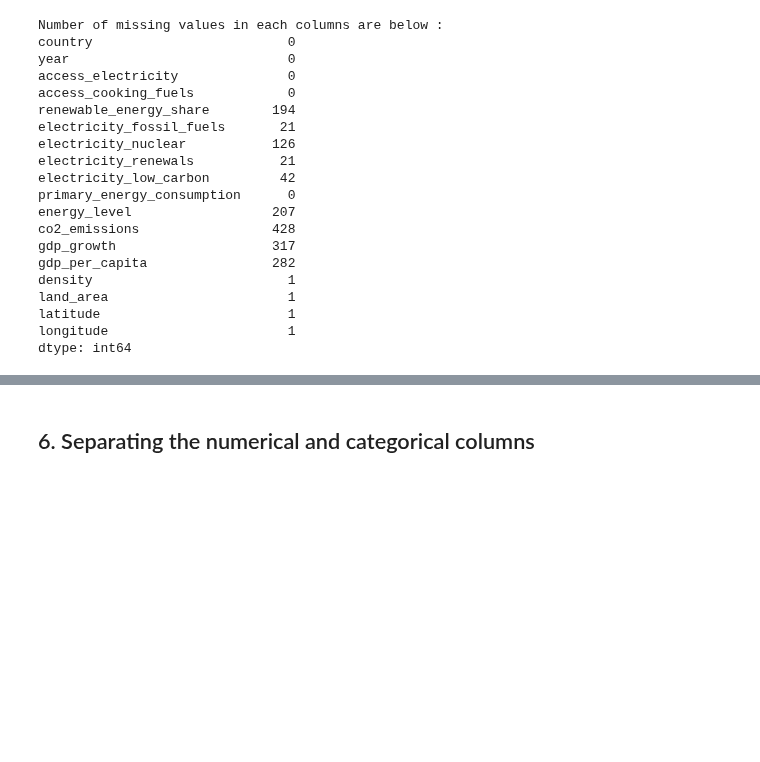
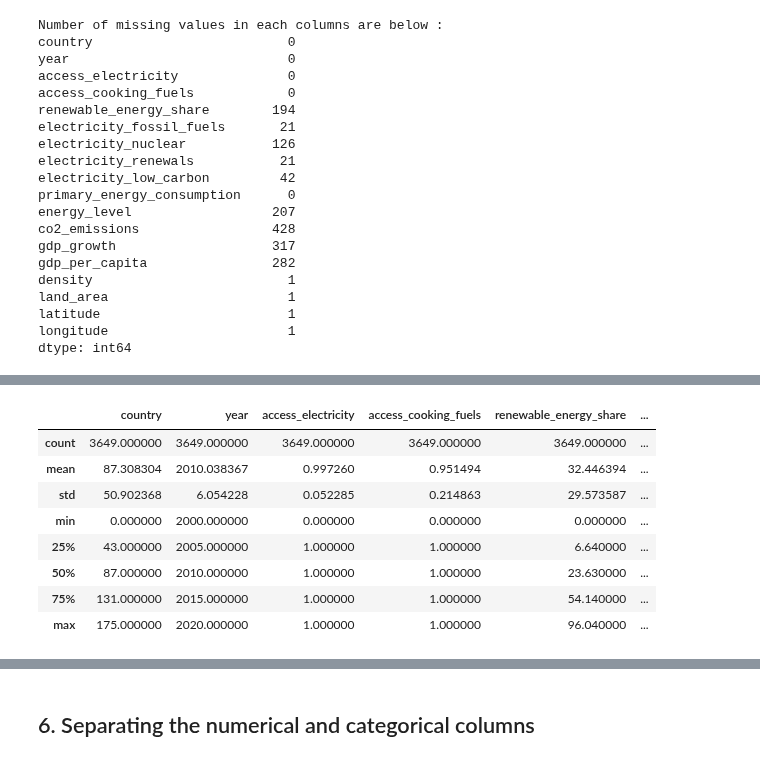
Before and after one commit to elkinbarretorojas/data_science, a Jupyter notebook: energy/model.ipynb, the cells around one changed output, grey strips where cells are left out. Drawn from its saved outputs; the diff is of its cells as text; code cells hidden in the pictures; blank space fills up the shorter version.

```diff
--- a/energy/model.ipynb
+++ b/energy/model.ipynb
@@ -205,0 +228,18 @@ dtype: int64
+# %%
+X = energy_data[['access_electricity']]
+# %%
+normalizer = preprocessing.Normalizer().fit(X)
+# %%
+energy_data['access_electricity'] = normalizer.transform(X)
+# %%
+energy_data.describe()
+# %% [output]
+|  | country | year | access_electricity | access_cooking_fuels | renewable_energy_share | ... |
+| count | 3649.000000 | 3649.000000 | 3649.000000 | 3649.000000 | 3649.000000 | ... |
+| mean | 87.308304 | 2010.038367 | 0.997260 | 0.951494 | 32.446394 | ... |
+| std | 50.902368 | 6.054228 | 0.052285 | 0.214863 | 29.573587 | ... |
+| min | 0.000000 | 2000.000000 | 0.000000 | 0.000000 | 0.000000 | ... |
+| 25% | 43.000000 | 2005.000000 | 1.000000 | 1.000000 | 6.640000 | ... |
+| 50% | 87.000000 | 2010.000000 | 1.000000 | 1.000000 | 23.630000 | ... |
+| 75% | 131.000000 | 2015.000000 | 1.000000 | 1.000000 | 54.140000 | ... |
+| max | 175.000000 | 2020.000000 | 1.000000 | 1.000000 | 96.040000 | ... |
```
Also changed, not shown: parts of 41 cells of this notebook.
